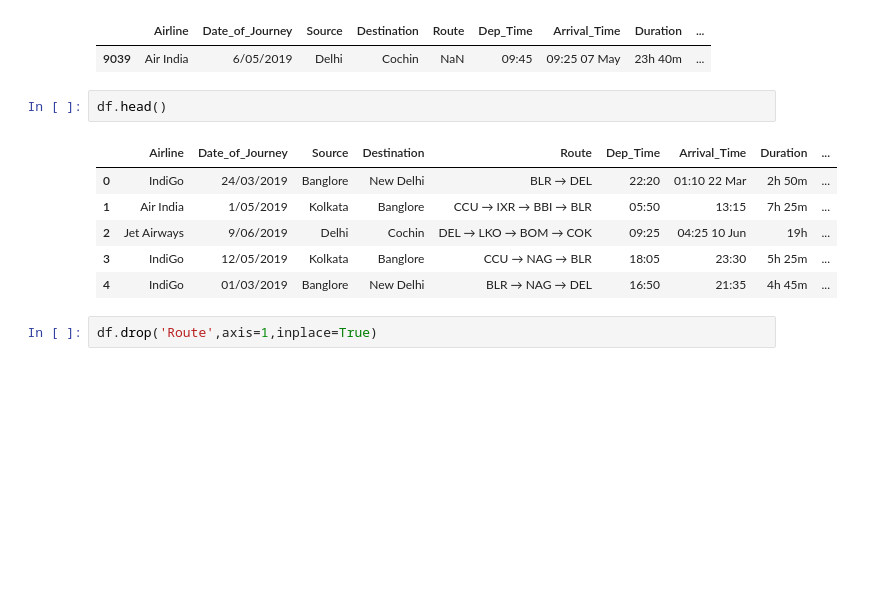
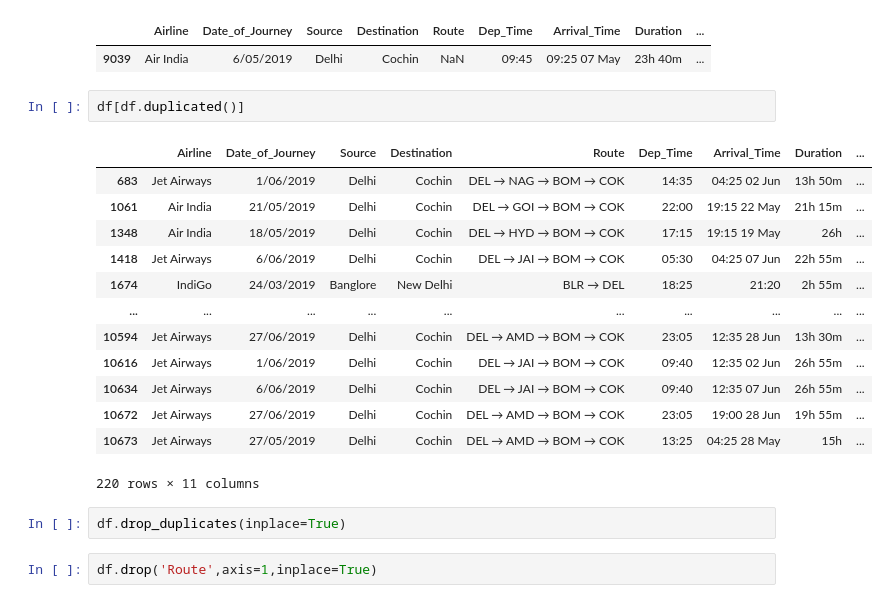
Before and after one commit to bibekpoudel01/Flight-Price-, a Jupyter notebook: Flight-price.ipynb, the cells around one changed output. Cells and saved outputs as stored; diff of their text form; blank space fills up the shorter version.

```diff
--- a/Flight-price.ipynb
+++ b/Flight-price.ipynb
@@ -74,14 +74,23 @@ df[df['Route'].isnull()]
 |  | Airline | Date_of_Journey | Source | Destination | Route | Dep_Time | Arrival_Time | Duration | ... |
 | 9039 | Air India | 6/05/2019 | Delhi | Cochin | NaN | 09:45 | 09:25 07 May | 23h 40m | ... |
 # %%
-df.head()
+df[df.duplicated()]
 # %% [output]
 |  | Airline | Date_of_Journey | Source | Destination | Route | Dep_Time | Arrival_Time | Duration | ... |
-| 0 | IndiGo | 24/03/2019 | Banglore | New Delhi | BLR → DEL | 22:20 | 01:10 22 Mar | 2h 50m | ... |
-| 1 | Air India | 1/05/2019 | Kolkata | Banglore | CCU → IXR → BBI → BLR | 05:50 | 13:15 | 7h 25m | ... |
-| 2 | Jet Airways | 9/06/2019 | Delhi | Cochin | DEL → LKO → BOM → COK | 09:25 | 04:25 10 Jun | 19h | ... |
-| 3 | IndiGo | 12/05/2019 | Kolkata | Banglore | CCU → NAG → BLR | 18:05 | 23:30 | 5h 25m | ... |
-| 4 | IndiGo | 01/03/2019 | Banglore | New Delhi | BLR → NAG → DEL | 16:50 | 21:35 | 4h 45m | ... |
+| 683 | Jet Airways | 1/06/2019 | Delhi | Cochin | DEL → NAG → BOM → COK | 14:35 | 04:25 02 Jun | 13h 50m | ... |
+| 1061 | Air India | 21/05/2019 | Delhi | Cochin | DEL → GOI → BOM → COK | 22:00 | 19:15 22 May | 21h 15m | ... |
+| 1348 | Air India | 18/05/2019 | Delhi | Cochin | DEL → HYD → BOM → COK | 17:15 | 19:15 19 May | 26h | ... |
+| 1418 | Jet Airways | 6/06/2019 | Delhi | Cochin | DEL → JAI → BOM → COK | 05:30 | 04:25 07 Jun | 22h 55m | ... |
+| 1674 | IndiGo | 24/03/2019 | Banglore | New Delhi | BLR → DEL | 18:25 | 21:20 | 2h 55m | ... |
+| ... | ... | ... | ... | ... | ... | ... | ... | ... | ... |
+| 10594 | Jet Airways | 27/06/2019 | Delhi | Cochin | DEL → AMD → BOM → COK | 23:05 | 12:35 28 Jun | 13h 30m | ... |
+| 10616 | Jet Airways | 1/06/2019 | Delhi | Cochin | DEL → JAI → BOM → COK | 09:40 | 12:35 02 Jun | 26h 55m | ... |
+| 10634 | Jet Airways | 6/06/2019 | Delhi | Cochin | DEL → JAI → BOM → COK | 09:40 | 12:35 07 Jun | 26h 55m | ... |
+| 10672 | Jet Airways | 27/06/2019 | Delhi | Cochin | DEL → AMD → BOM → COK | 23:05 | 19:00 28 Jun | 19h 55m | ... |
+| 10673 | Jet Airways | 27/05/2019 | Delhi | Cochin | DEL → AMD → BOM → COK | 13:25 | 04:25 28 May | 15h | ... |
+220 rows × 11 columns
+# %%
+df.drop_duplicates(inplace=True)
 # %%
 df.drop('Route',axis=1,inplace=True)
 # %%
```
Also changed, not shown: parts of 12 cells of this notebook.
